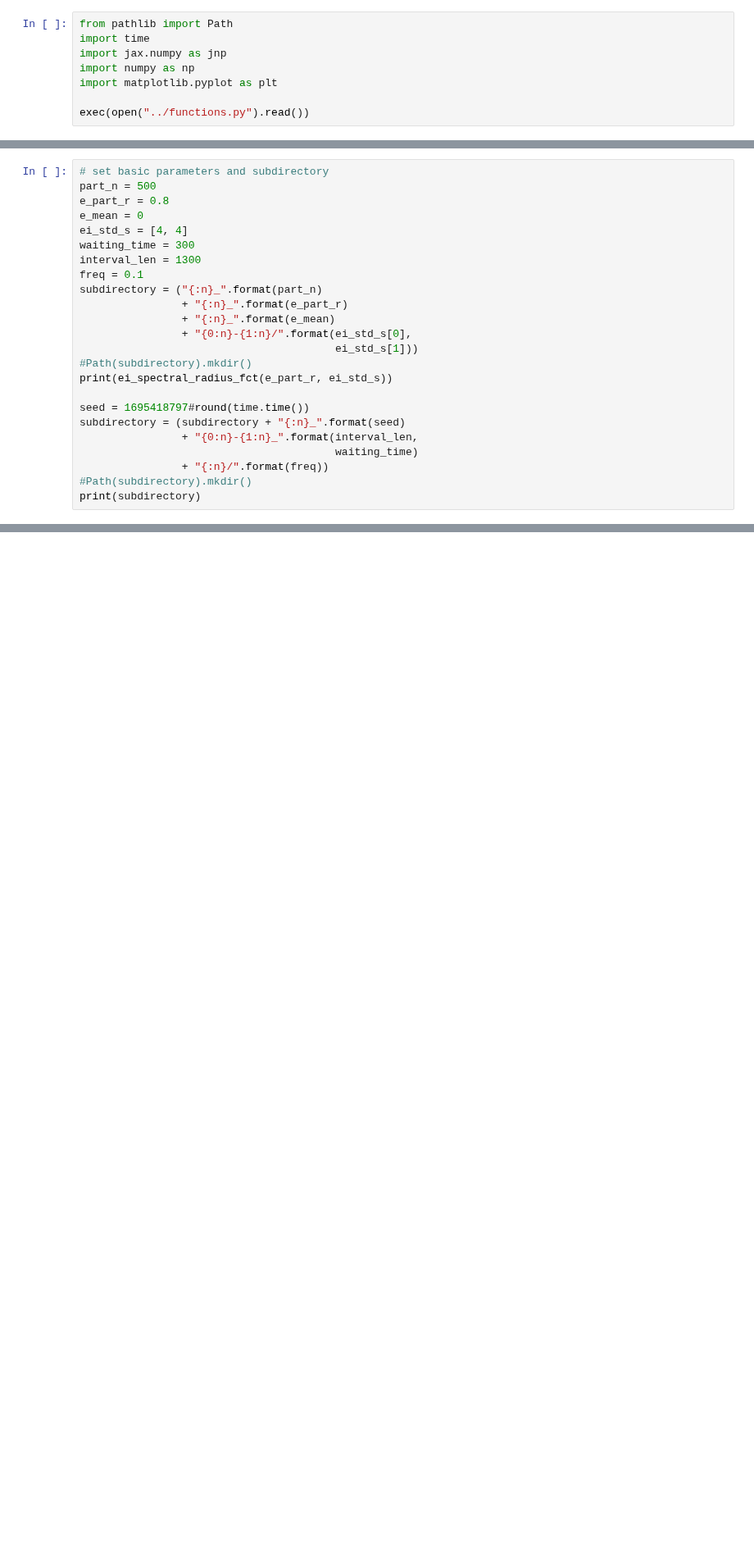
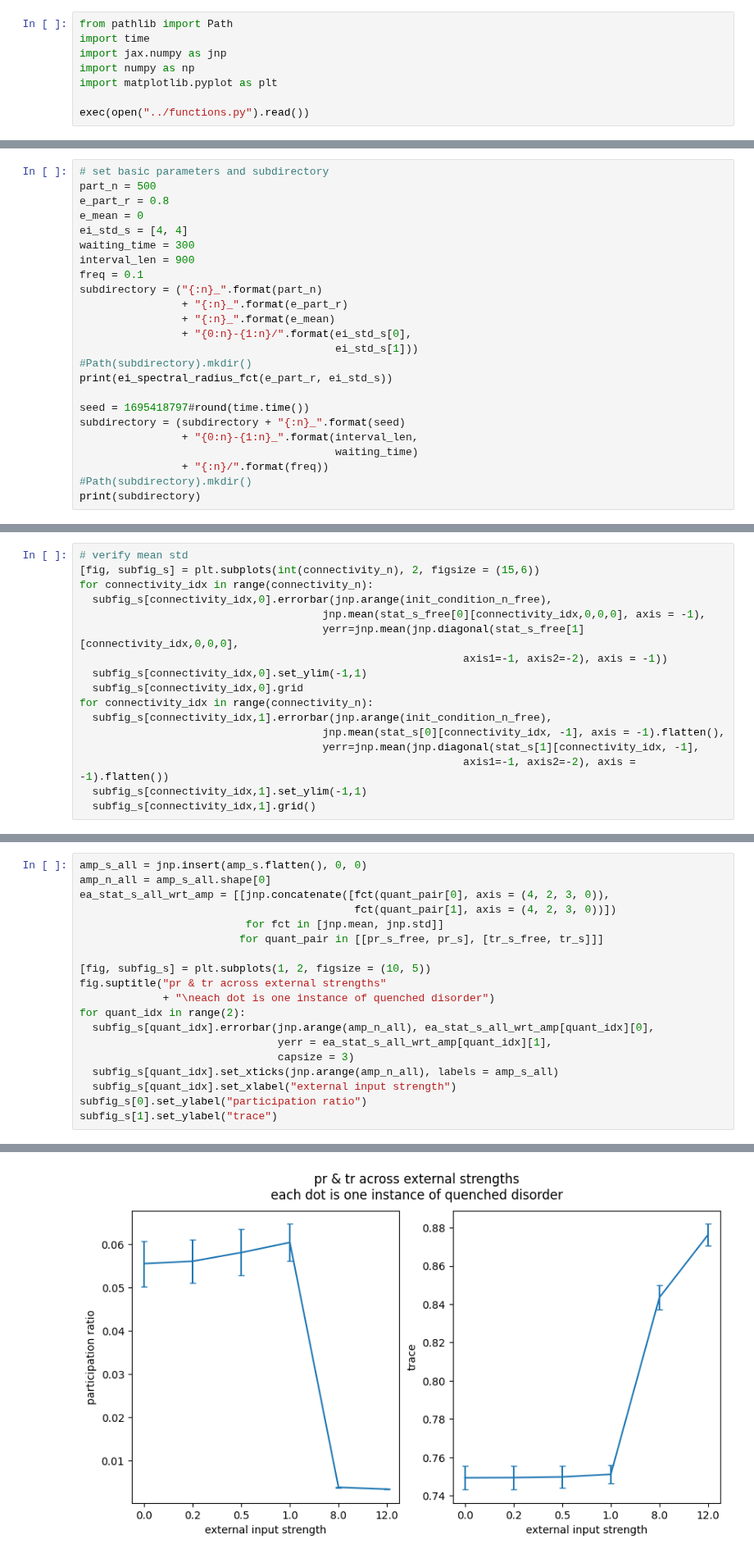
Before and after one commit to zhaoz0314/random-EI, a Jupyter notebook: pseudospatial/modes/0_4-4_0.1.ipynb, the cells around one changed output, grey strips where cells are left out. Shown at 82% size. Drawn from its saved outputs; the diff is of its cells as text; blank space fills up the shorter version.

```diff
--- a/pseudospatial/modes/0_4-4_0.1.ipynb
+++ b/pseudospatial/modes/0_4-4_0.1.ipynb
@@ -15,7 +13,7 @@ e_part_r = 0.8
 e_mean = 0
 ei_std_s = [4, 4]
 waiting_time = 300
-interval_len = 1300
+interval_len = 900
 freq = 0.1
 subdirectory = ("{:n}_".format(part_n)
                 + "{:n}_".format(e_part_r)
@@ -206,0 +220,17 @@ print(long_bar, bar)
+# %%
+# verify mean std
+[fig, subfig_s] = plt.subplots(int(connectivity_n), 2, figsize = (15,6))
+for connectivity_idx in range(connectivity_n):
+  subfig_s[connectivity_idx,0].errorbar(jnp.arange(init_condition_n_free),
+                                      jnp.mean(stat_s_free[0][connectivity_idx,0,0,0], axis = -1),
+                                      yerr=jnp.mean(jnp.diagonal(stat_s_free[1][connectivity_idx,0,0,0],
+                                                            axis1=-1, axis2=-2), axis = -1))
+  subfig_s[connectivity_idx,0].set_ylim(-1,1)
+  subfig_s[connectivity_idx,0].grid
+for connectivity_idx in range(connectivity_n):
+  subfig_s[connectivity_idx,1].errorbar(jnp.arange(init_condition_n_free),
+                                      jnp.mean(stat_s[0][connectivity_idx, -1], axis = -1).flatten(),
+                                      yerr=jnp.mean(jnp.diagonal(stat_s[1][connectivity_idx, -1],
+                                                            axis1=-1, axis2=-2), axis = -1).flatten())
+  subfig_s[connectivity_idx,1].set_ylim(-1,1)
+  subfig_s[connectivity_idx,1].grid()
@@ -250,0 +332,20 @@ for val_or_r in range(2):
+# %%
+amp_s_all = jnp.insert(amp_s.flatten(), 0, 0)
+amp_n_all = amp_s_all.shape[0]
+ea_stat_s_all_wrt_amp = [[jnp.concatenate([fct(quant_pair[0], axis = (4, 2, 3, 0)),
+                                           fct(quant_pair[1], axis = (4, 2, 3, 0))])
+                          for fct in [jnp.mean, jnp.std]]
+                         for quant_pair in [[pr_s_free, pr_s], [tr_s_free, tr_s]]]
+
+[fig, subfig_s] = plt.subplots(1, 2, figsize = (10, 5))
+fig.suptitle("pr & tr across external strengths"
+             + "\neach dot is one instance of quenched disorder")
+for quant_idx in range(2):
+  subfig_s[quant_idx].errorbar(jnp.arange(amp_n_all), ea_stat_s_all_wrt_amp[quant_idx][0],
+                               yerr = ea_stat_s_all_wrt_amp[quant_idx][1],
+                               capsize = 3)
+  subfig_s[quant_idx].set_xticks(jnp.arange(amp_n_all), labels = amp_s_all)
+  subfig_s[quant_idx].set_xlabel("external input strength")
+subfig_s[0].set_ylabel("participation ratio")
+subfig_s[1].set_ylabel("trace")
+# %% [output]
@@ -250,0 +353 @@ for val_or_r in range(2):
+[figure, added]
```
Also changed, not shown: parts of 18 cells of this notebook, 5 other files.
